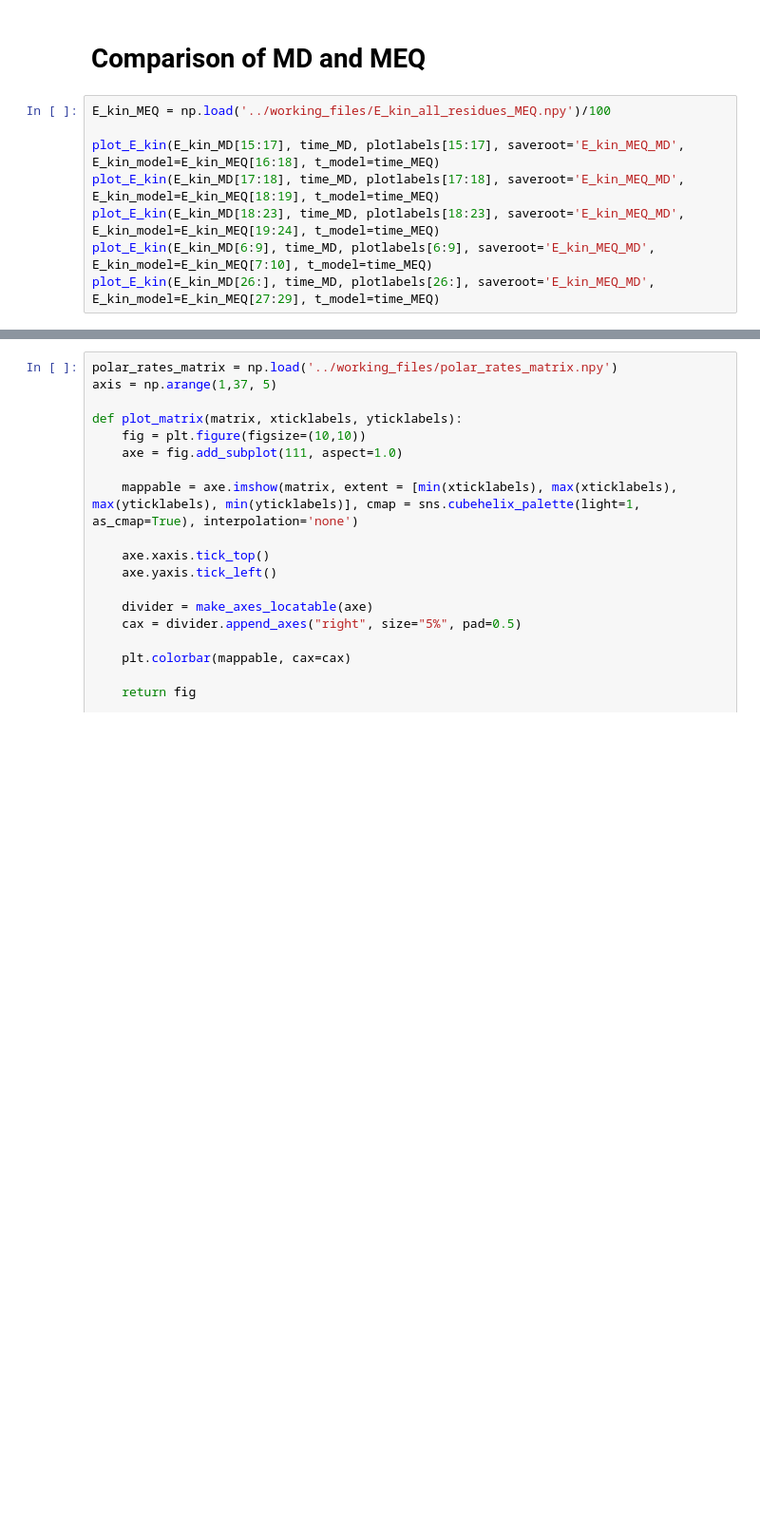
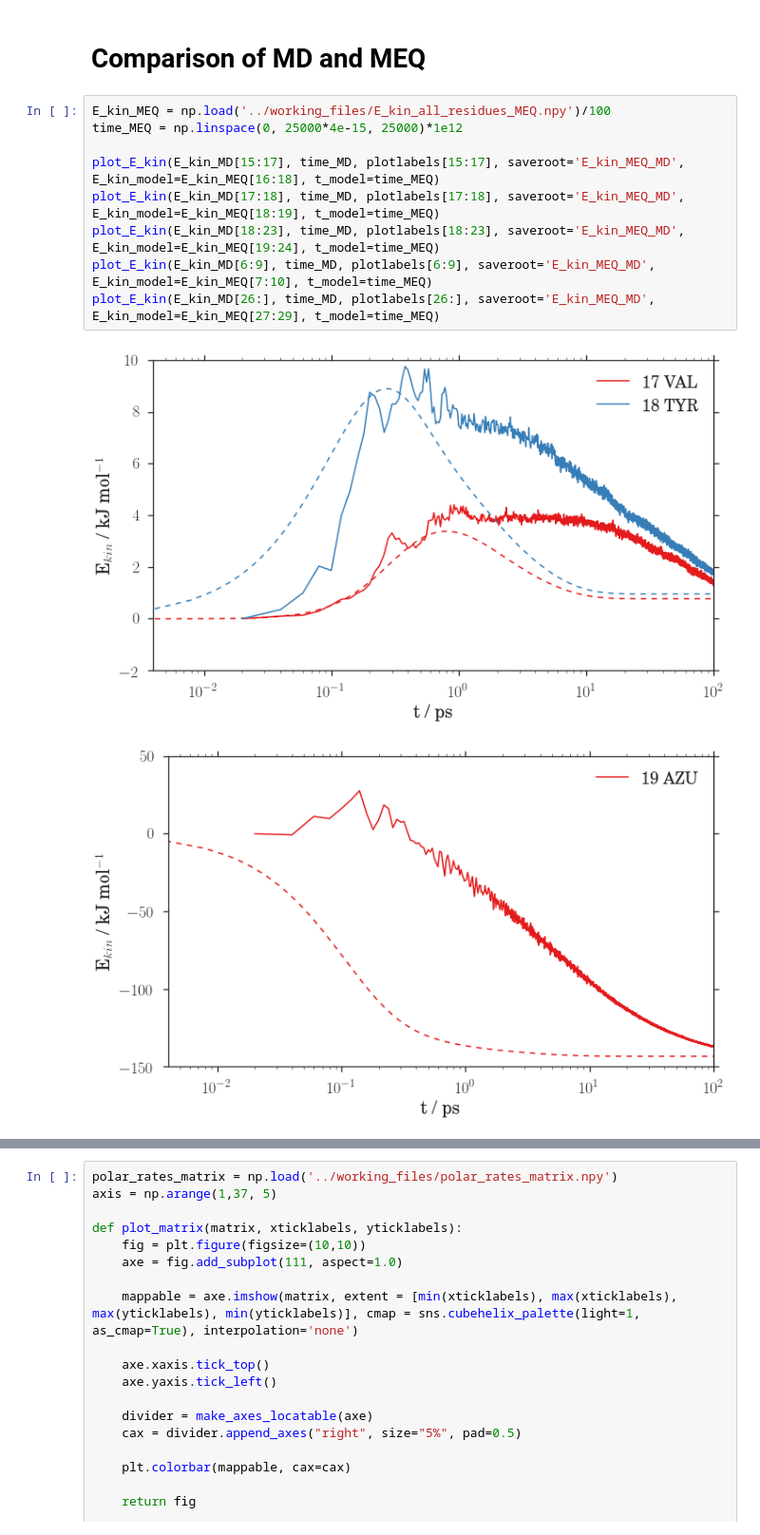
Before and after one commit to Schlabonski/WW, a Jupyter notebook: Scripts/MEQ_simulation.ipynb, the cells around one changed output, grey strips where cells are left out. Shown at 95% size. Drawn from its saved outputs; the diff is of its cells as text; blank space fills up the shorter version.

```diff
--- a/Scripts/MEQ_simulation.ipynb
+++ b/Scripts/MEQ_simulation.ipynb
@@ -165,9 +199,13 @@ lin_model = odr.Model(f)
 # Comparison of MD and MEQ
 # %%
 E_kin_MEQ = np.load('../working_files/E_kin_all_residues_MEQ.npy')/100
+time_MEQ = np.linspace(0, 25000*4e-15, 25000)*1e12
 
 plot_E_kin(E_kin_MD[15:17], time_MD, plotlabels[15:17], saveroot='E_kin_MEQ_MD', E_kin_model=E_kin_MEQ[16:18], t_model=time_MEQ)
 plot_E_kin(E_kin_MD[17:18], time_MD, plotlabels[17:18], saveroot='E_kin_MEQ_MD', E_kin_model=E_kin_MEQ[18:19], t_model=time_MEQ)
 plot_E_kin(E_kin_MD[18:23], time_MD, plotlabels[18:23], saveroot='E_kin_MEQ_MD', E_kin_model=E_kin_MEQ[19:24], t_model=time_MEQ)
 plot_E_kin(E_kin_MD[6:9], time_MD, plotlabels[6:9], saveroot='E_kin_MEQ_MD', E_kin_model=E_kin_MEQ[7:10], t_model=time_MEQ)
 plot_E_kin(E_kin_MD[26:], time_MD, plotlabels[26:], saveroot='E_kin_MEQ_MD', E_kin_model=E_kin_MEQ[27:29], t_model=time_MEQ)
+# %% [output]
+[figure, added]
+[figure, added]
```
Also changed, not shown: parts of 13 cells of this notebook, 11 other files.
